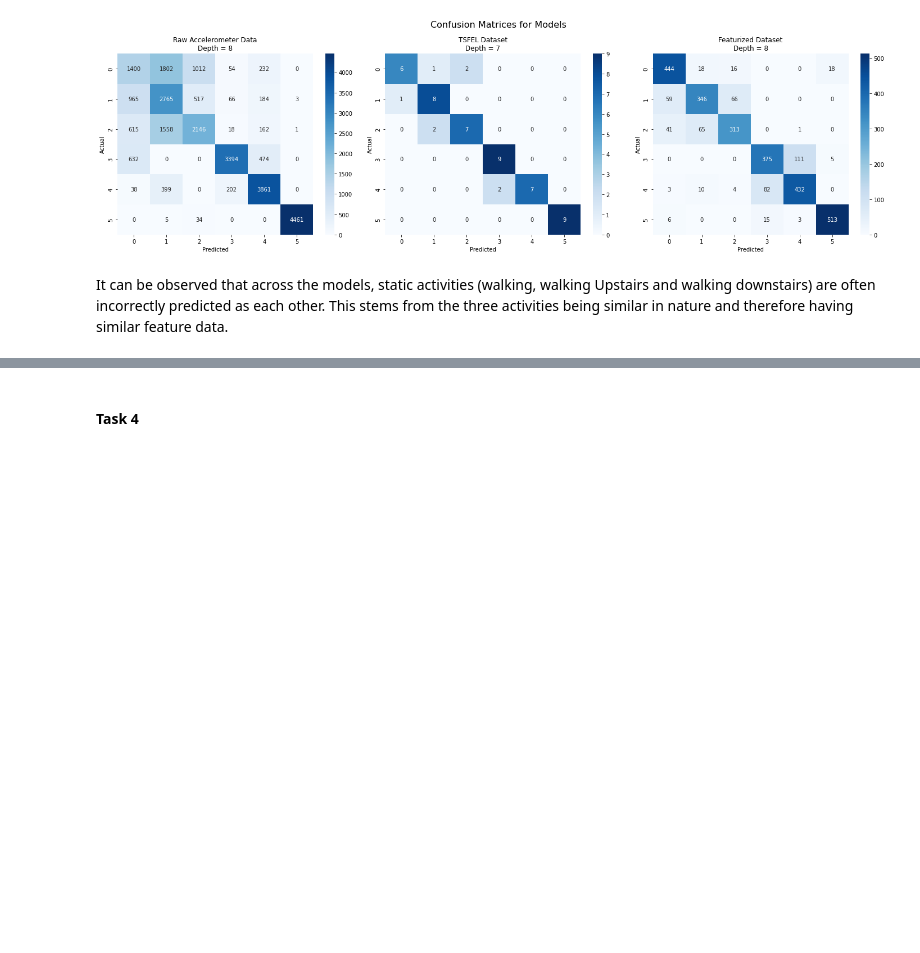
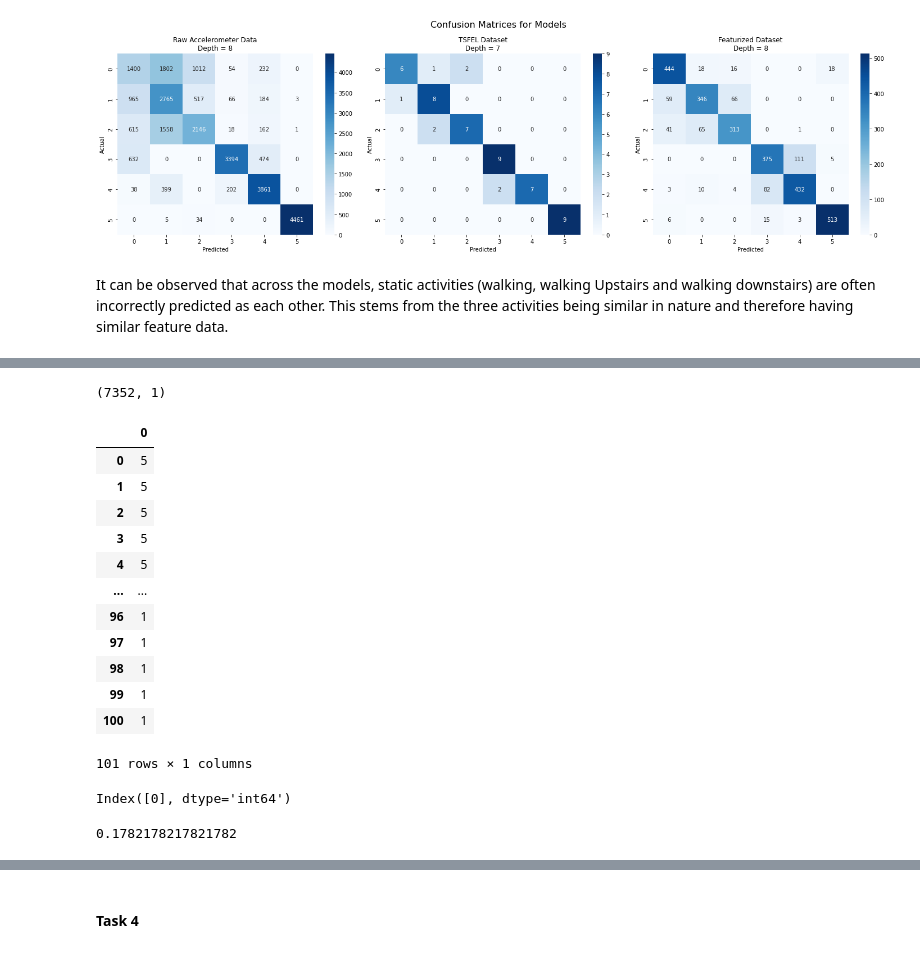
Before and after one commit to rishabh-mondal/es335-24-fall-assignment-1, a Jupyter notebook: main_script.ipynb, the cells around one changed output, grey strips where cells are left out. Saved outputs shown, nothing was run; the diff lists cells and outputs as text; code cells hidden in the pictures; blank space fills up the shorter version.

```diff
--- a/main_script.ipynb
+++ b/main_script.ipynb
@@ -672,0 +798,22 @@ It can be observed that across the models, static activities (walking, walking U
+# %%
+y_train_ = pd.read_csv('y_train.txt', header=None)
+y_train_.shape
+# %% [output]
+(7352, 1)
+# %%
+y_train_ = y_train_[:101]
+y_train_
+# %% [output]
+|  | 0 |
+| 0 | 5 |
+| 1 | 5 |
+| 2 | 5 |
+| 3 | 5 |
+| 4 | 5 |
+| ... | ... |
+| 96 | 1 |
+| 97 | 1 |
+| 98 | 1 |
+| 99 | 1 |
+| 100 | 1 |
+101 rows × 1 columns
@@ -672,0 +824,8 @@ It can be observed that across the models, static activities (walking, walking U
+# %%
+y_train_.columns
+# %% [output]
+Index([0], dtype='int64')
+# %%
+accuracy_score(y_train_[0], pred_trainZSC[0])
+# %% [output]
+0.1782178217821782
```
Also changed, not shown: parts of 33 cells of this notebook.
